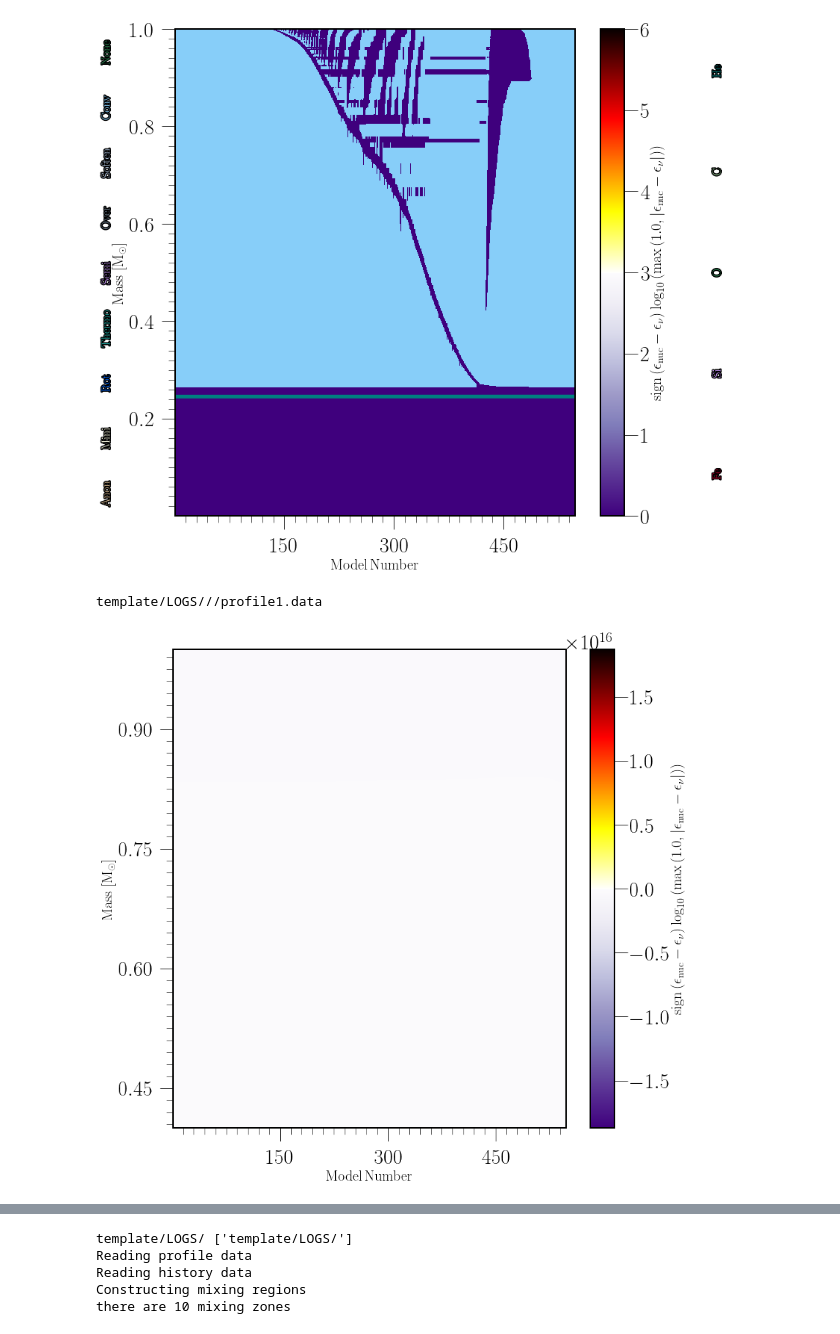
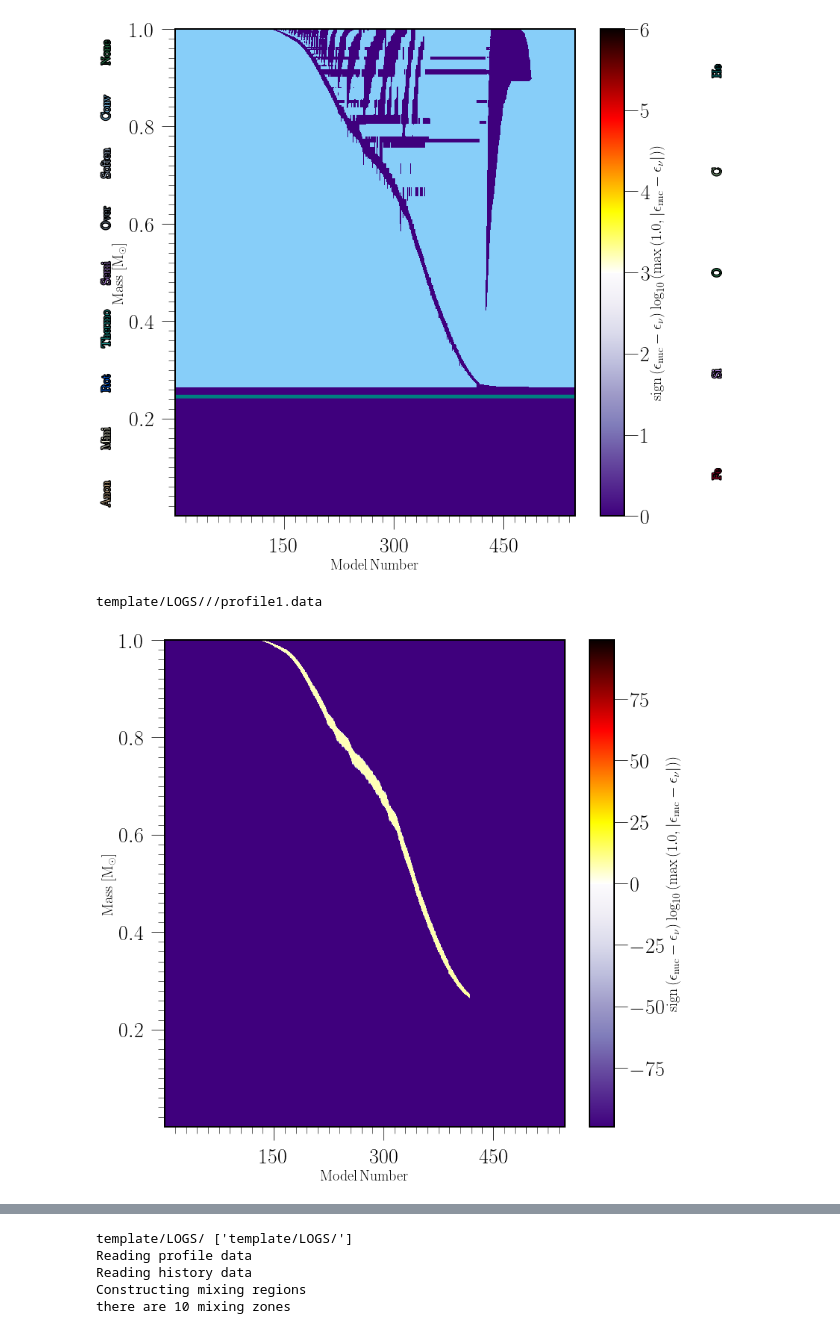
Before and after one commit to matteocantiello/planetaryengulfments, a Jupyter notebook: Dropbox (Personal)/work/engulfment/15140/engulfment.ipynb, the cells around one changed output, grey strips where cells are left out. Drawn from its saved outputs; the diff is of its cells as text; code cells hidden in the pictures.

```diff
--- a/Dropbox (Personal)/work/engulfment/15140/engulfment.ipynb
+++ b/Dropbox (Personal)/work/engulfment/15140/engulfment.ipynb
@@ -361,11 +360,13 @@ p.plotKip(m,show_mass_loc=True)
 # %% [output]
 [figure]
 # %%
+import mesaPlot as mp
 m=mp.MESA()
 m.loadHistory('template/LOGS/')
 m.loadProfile(num=1)
 p=mp.plot()
-p.plotKip3(m,plot_type='profile',xaxis='model_number',yaxis='mass',yrng=0.4,y2rng=1, zaxis='total_energy',mod_min=1,mod_max=3000)
+#p.plotKip3(m,plot_type='profile',xaxis='model_number',yaxis='mass',zaxis='engulfment_heating')# ,mod_min=1,mod_max=3000)
+p.plotKip3(m,plot_type='profile',xaxis='model_number',yaxis='mass',zaxis='engulfment_heating')# ,mod_min=1,mod_max=3000)
 # %% [output]
 template/LOGS///profile1.data
-[figure, old version]
+[figure, new version]
```
Also changed, not shown: parts of 28 cells of this notebook.
